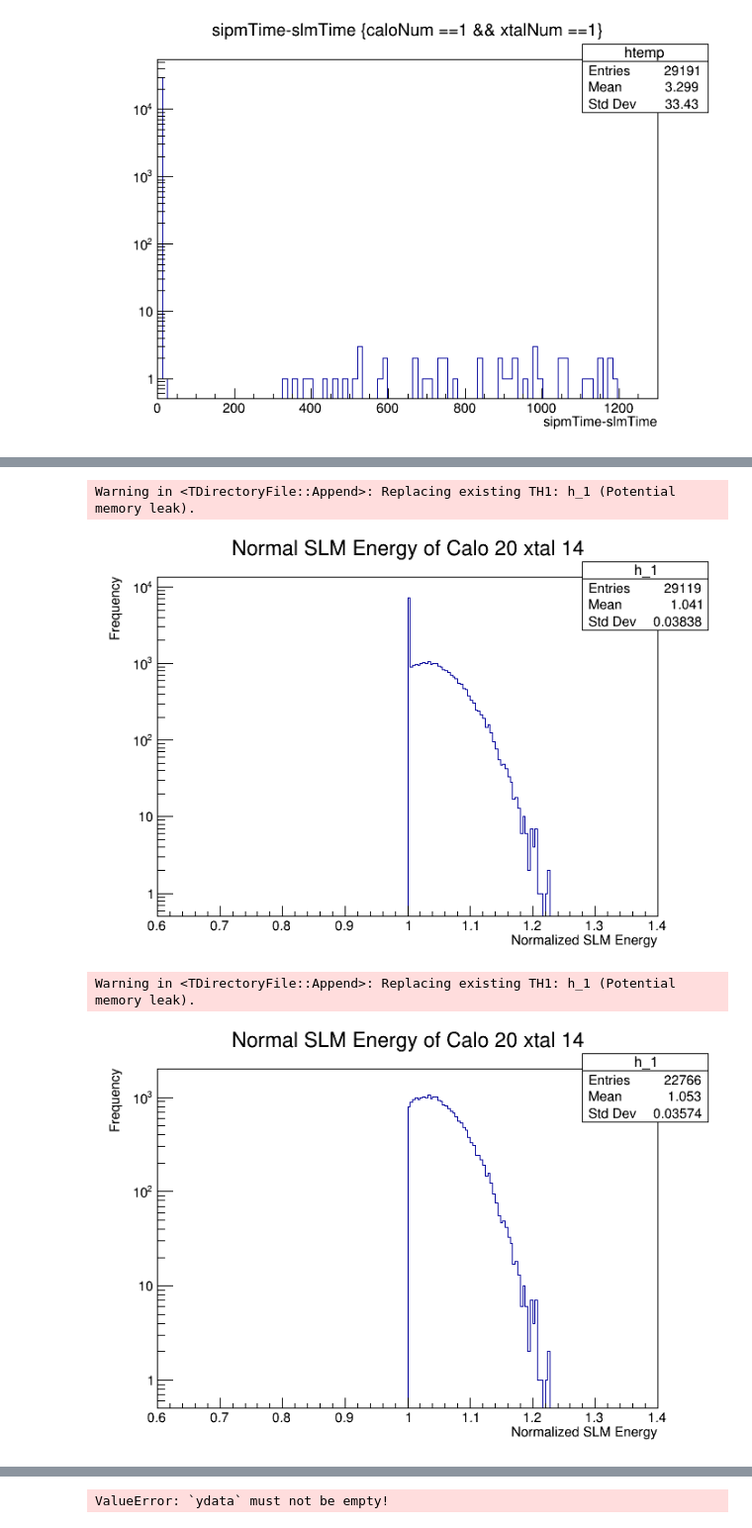
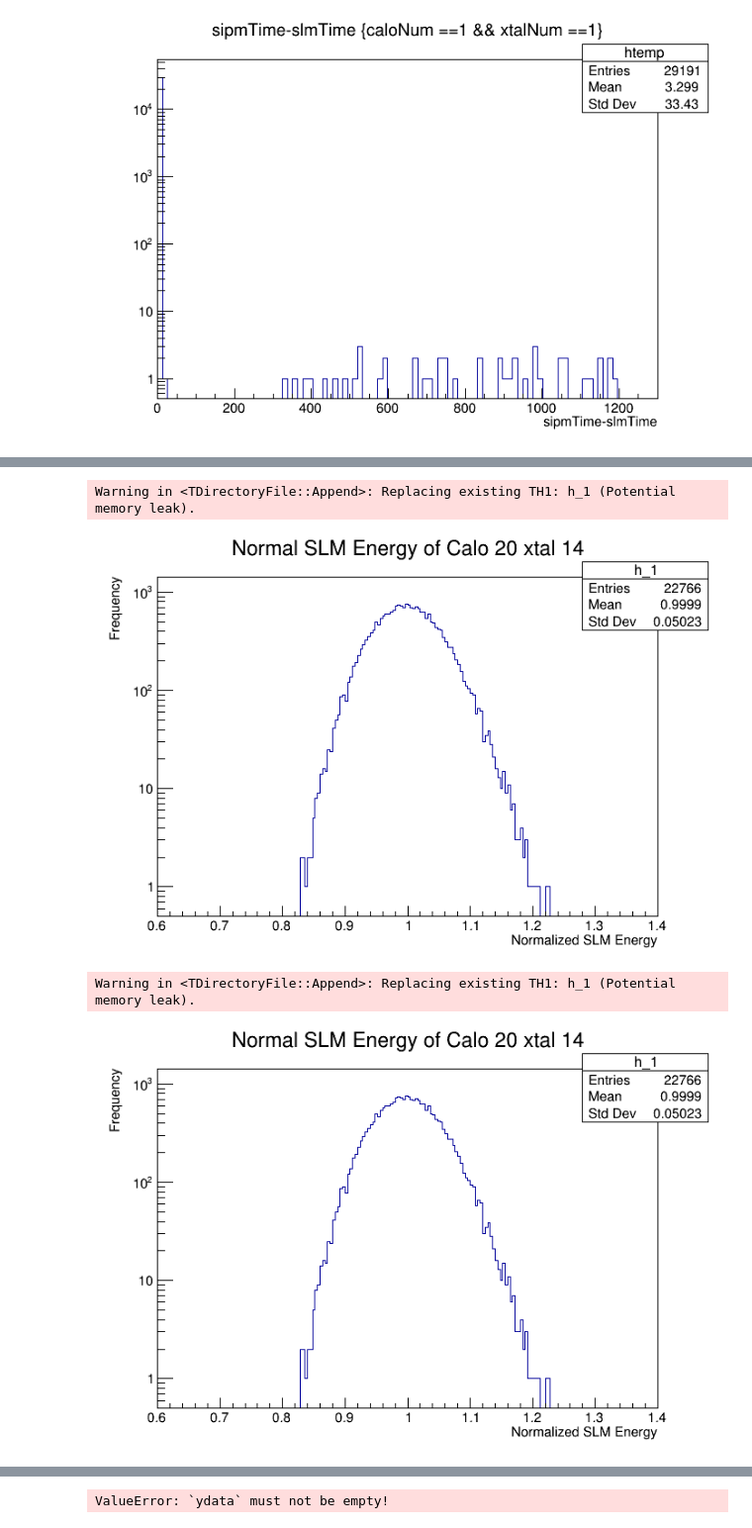
Before and after one commit to AditJain13/Run2C_Analysis, a Jupyter notebook: Normalization_byFill.ipynb, the cells around one changed output, grey strips where cells are left out. Shown at 99% size. Drawn from its saved outputs; the diff is of its cells as text; code cells hidden in the pictures.

```diff
--- a/Normalization_byFill.ipynb
+++ b/Normalization_byFill.ipynb
@@ -83,7 +94,15 @@ df_xtal['normalSlmEnergy'] = (df_xtal['slmEnergy']/df_xtal['syncEnergy'])
+# %%
+df_xtal = df_filtered[(df_filtered['caloNum']==calo)& (df_filtered['xtalNum']==xtal)]
+syncPulse = df_xtal[df_xtal['slmTime']< -10000][['runNum','subRunNum','fillNum', 'slmEnergy']]
+laserPulse = df_xtal[df_xtal['slmTime']> -10000]
+# %%
+syncPulse.rename({'slmEnergy': 'syncEnergy'}, axis = 'columns',inplace=True )
+laserPulse  = pd.merge(laserPulse,syncPulse, how = 'inner', on = ['runNum','subRunNum','fillNum'])
+laserPulse['normalSlmEnergy'] = (laserPulse['slmEnergy']/laserPulse['syncEnergy'])
 # %%
 h0 = r.TH1D(f"h_{0}", "SLM Energy of Calo {} xtal {}; SLM Energy; Frequency".format(calo,xtal), 200, 1000, 5000)
 
-for x in df_xtal['slmEnergy']:
+for x in laserPulse['slmEnergy']:
     h0.Fill(x)
 
 h0.Draw()
@@ -96,26 +115,28 @@ c.SetLogy()
 
 h1 = r.TH1D(f"h_{1}", "Normal SLM Energy of Calo {} xtal {}; Normalized SLM Energy; Frequency".format(calo,xtal), 200, 0.6, 1.4)
 
-for x in df_xtal['normalSlmEnergy']:
+for x in laserPulse['normalSlmEnergy']:
     h1.Fill(x)
 
 h1.Draw()
 c.Draw()
+
+#see a spike at 1, probably because of a large proportion of sync Pulses
 # %% [output]
 Warning in <TDirectoryFile::Append>: Replacing existing TH1: h_1 (Potential memory leak).
-[figure, old version]
+[figure, new version]
 # %%
 #looking at non sync pulses to see if they are major contributor
 
 h1 = r.TH1D(f"h_{1}", "Normal SLM Energy of Calo {} xtal {}; Normalized SLM Energy; Frequency".format(calo,xtal), 200, 0.6, 1.4)
 
-for x in df_xtal[df_xtal['normalSlmEnergy']!=1]['normalSlmEnergy']:
+for x in laserPulse[laserPulse['normalSlmEnergy']!=1]['normalSlmEnergy']:
     h1.Fill(x)
 
 h1.Draw()
 c.Draw()
 
-# still the curve in one- sided Gaussian, definitely tells us other -n- fill pulses are more energetic than sync Pulse
+#corrected, fairly Gaussian distribution of laser pulses
 # %% [output]
 Warning in <TDirectoryFile::Append>: Replacing existing TH1: h_1 (Potential memory leak).
-[figure, old version]
+[figure, new version]
```
Also changed, not shown: parts of 15 cells of this notebook, 1 other file.
